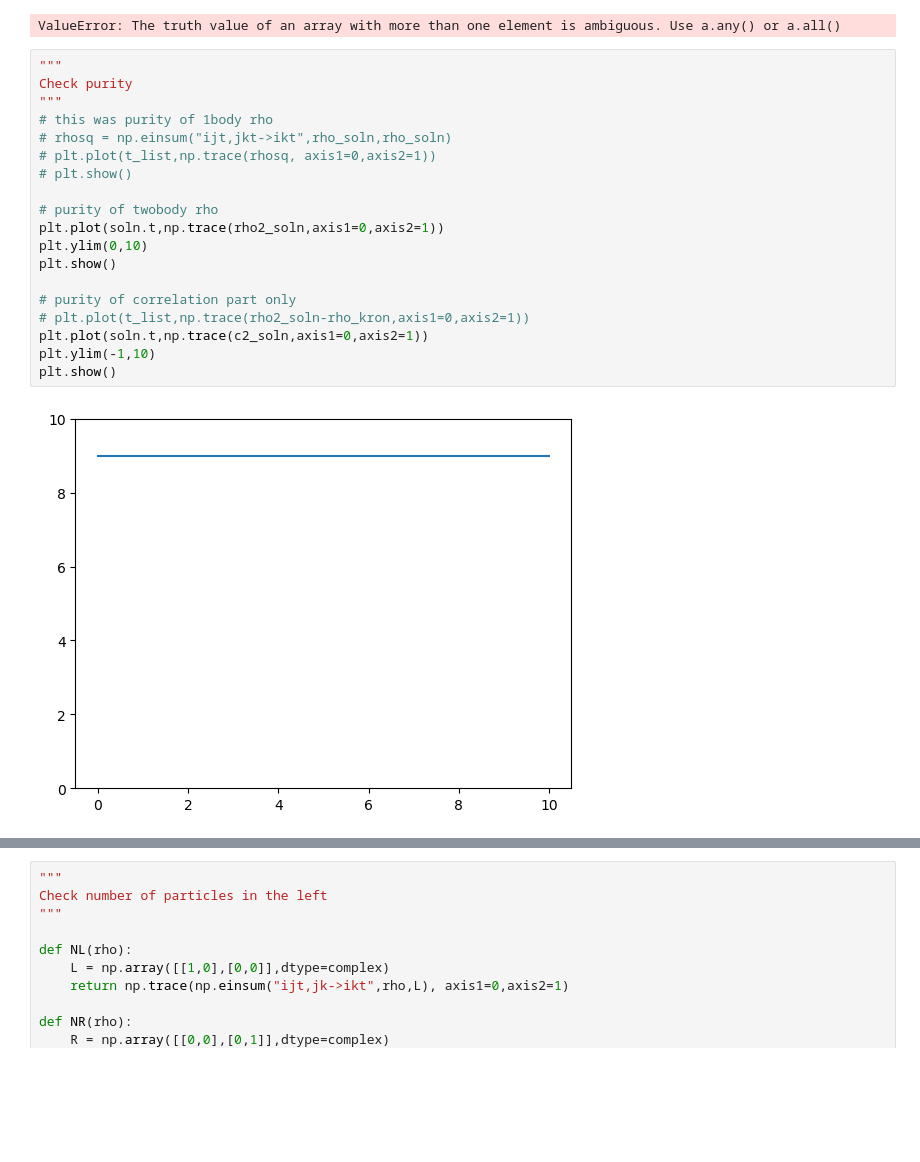
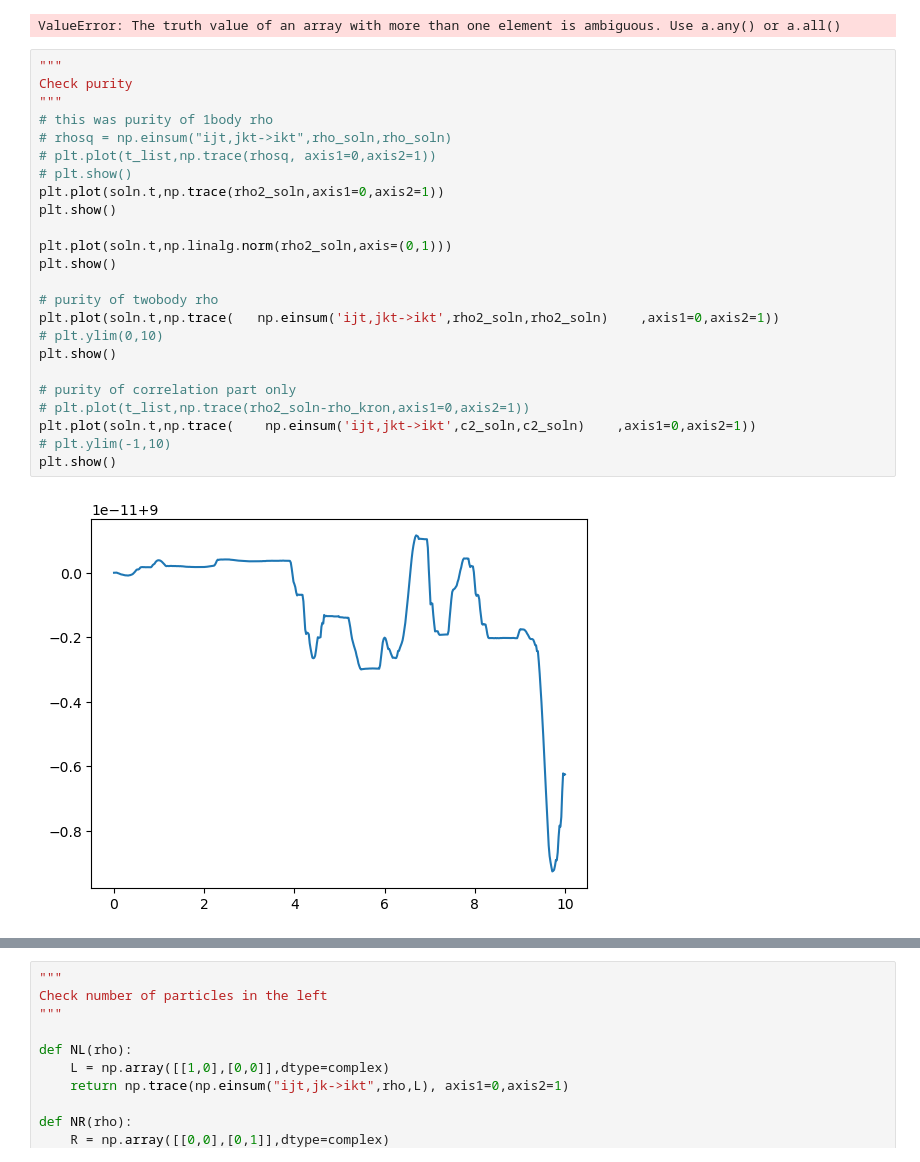
Before and after one commit to annabirke/Honours_entangle_magic, a Jupyter notebook: TDDM_linked_24July.ipynb, the cells around one changed output, grey strips where cells are left out. Cells and saved outputs as stored; diff of their text form; blank space fills up the shorter version.

```diff
--- a/TDDM_linked_24July.ipynb
+++ b/TDDM_linked_24July.ipynb
@@ -193,21 +193,26 @@ ValueError: The truth value of an array with more than one element is ambiguous.
 # %%
 """
 Check purity
 """
 # this was purity of 1body rho
 # rhosq = np.einsum("ijt,jkt->ikt",rho_soln,rho_soln)
 # plt.plot(t_list,np.trace(rhosq, axis1=0,axis2=1))
 # plt.show()
+plt.plot(soln.t,np.trace(rho2_soln,axis1=0,axis2=1))
+plt.show()
+
+plt.plot(soln.t,np.linalg.norm(rho2_soln,axis=(0,1)))
+plt.show()
 
 # purity of twobody rho
-plt.plot(soln.t,np.trace(rho2_soln,axis1=0,axis2=1))
-plt.ylim(0,10)
+plt.plot(soln.t,np.trace(   np.einsum('ijt,jkt->ikt',rho2_soln,rho2_soln)    ,axis1=0,axis2=1))
+# plt.ylim(0,10)
 plt.show()
 
 # purity of correlation part only
 # plt.plot(t_list,np.trace(rho2_soln-rho_kron,axis1=0,axis2=1))
-plt.plot(soln.t,np.trace(c2_soln,axis1=0,axis2=1))
-plt.ylim(-1,10)
+plt.plot(soln.t,np.trace(    np.einsum('ijt,jkt->ikt',c2_soln,c2_soln)    ,axis1=0,axis2=1))
+# plt.ylim(-1,10)
 plt.show()
 # %% [output]
-[figure, old version]
+[figure, new version]
```
Also changed, not shown: parts of 5 cells of this notebook.
